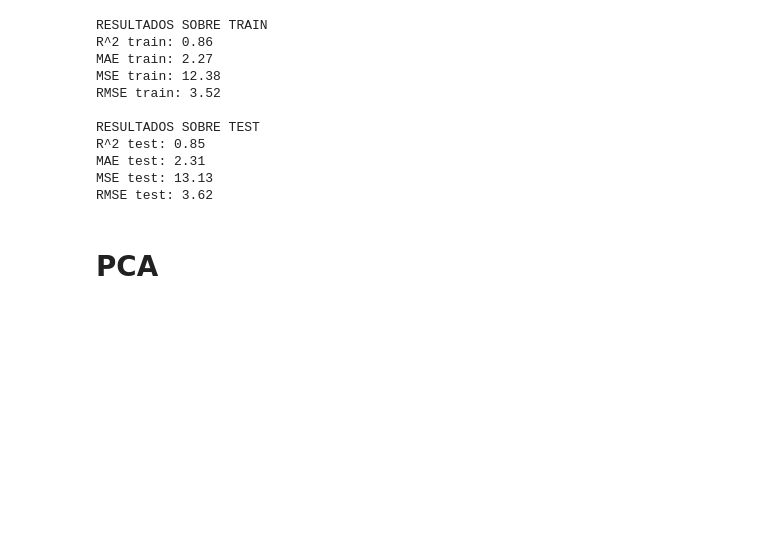
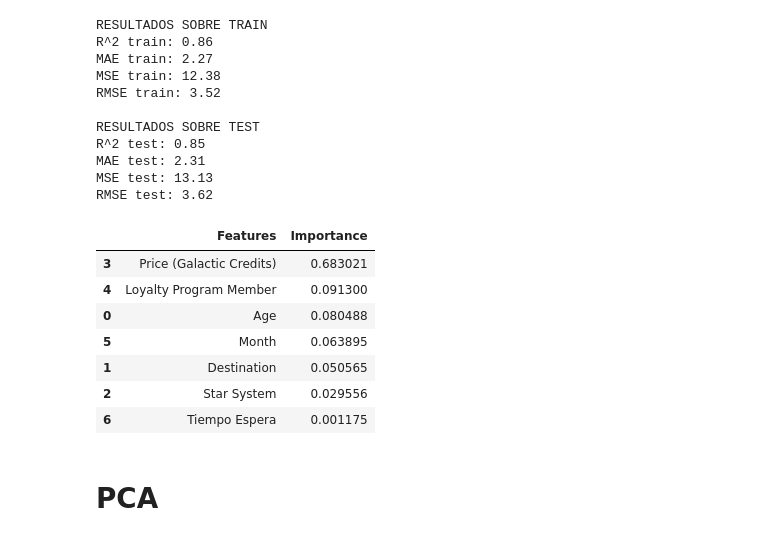
Before and after one commit to aliciamb86/ML-interstellar-travel-satisfaction, a Jupyter notebook: Interstellar Travel Customer Satisfaction Analysis/notebooks/03_Entrenamiento_Evaluacion.ipynb, the cells around one changed output. Saved outputs shown, nothing was run; the diff lists cells and outputs as text; code cells hidden in the pictures; blank space fills up the shorter version.

```diff
--- a/Interstellar Travel Customer Satisfaction Analysis/notebooks/03_Entrenamiento_Evaluacion.ipynb
+++ b/Interstellar Travel Customer Satisfaction Analysis/notebooks/03_Entrenamiento_Evaluacion.ipynb
@@ -531,6 +553,17 @@ R^2 test: 0.85
 MAE test: 2.31
 MSE test: 13.13
 RMSE test: 3.62
+# %%
+pd.DataFrame({'Features':X_train.columns, 'Importance':trained_model_6.feature_importances_}).sort_values(by='Importance', ascending=False)
+# %% [output]
+|  | Features | Importance |
+| 3 | Price (Galactic Credits) | 0.683021 |
+| 4 | Loyalty Program Member | 0.091300 |
+| 0 | Age | 0.080488 |
+| 5 | Month | 0.063895 |
+| 1 | Destination | 0.050565 |
+| 2 | Star System | 0.029556 |
+| 6 | Tiempo Espera | 0.001175 |
 # %% [markdown]
 # PCA
 # %%
```
Also changed, not shown: parts of 11 cells of this notebook, 1 other file.
